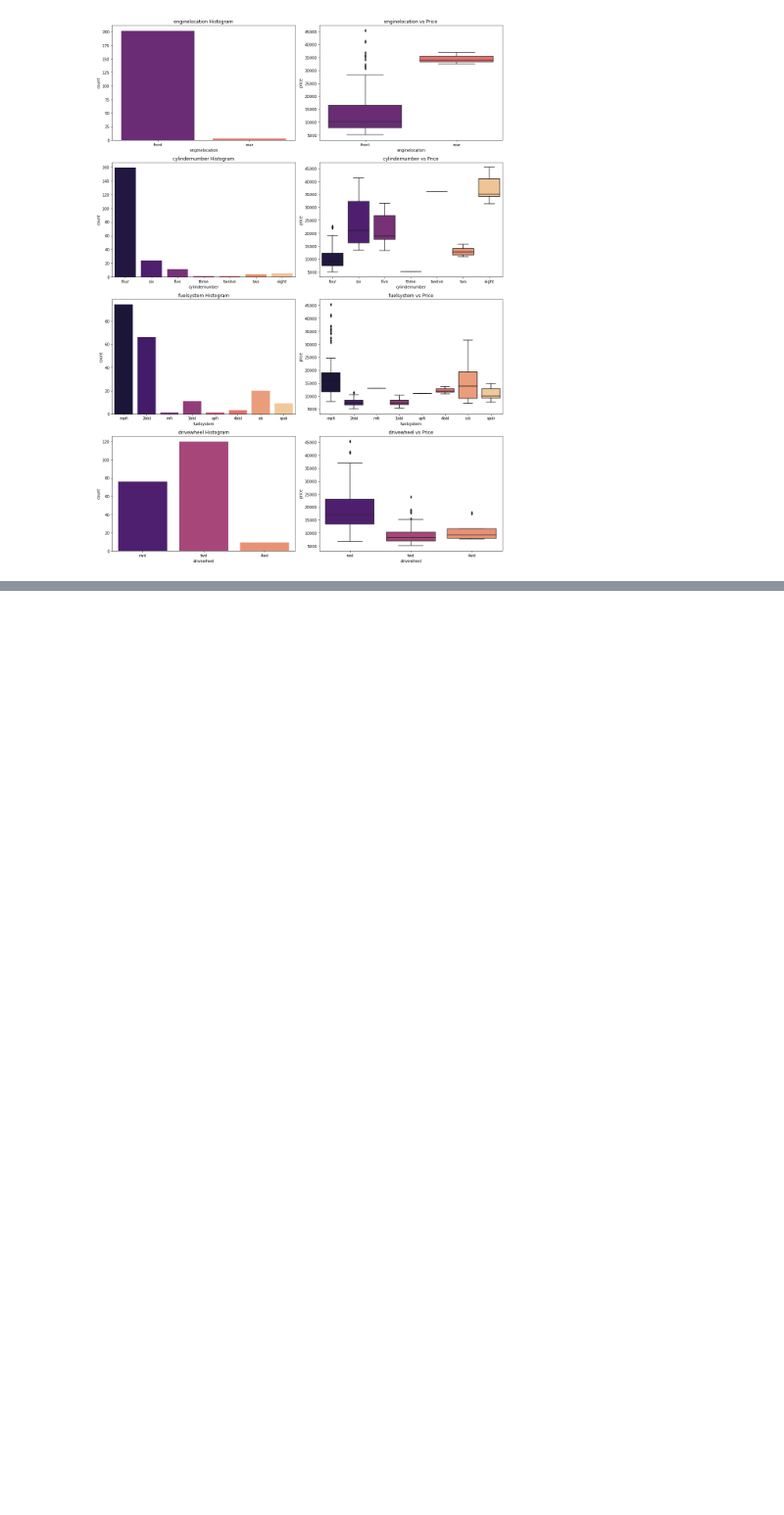
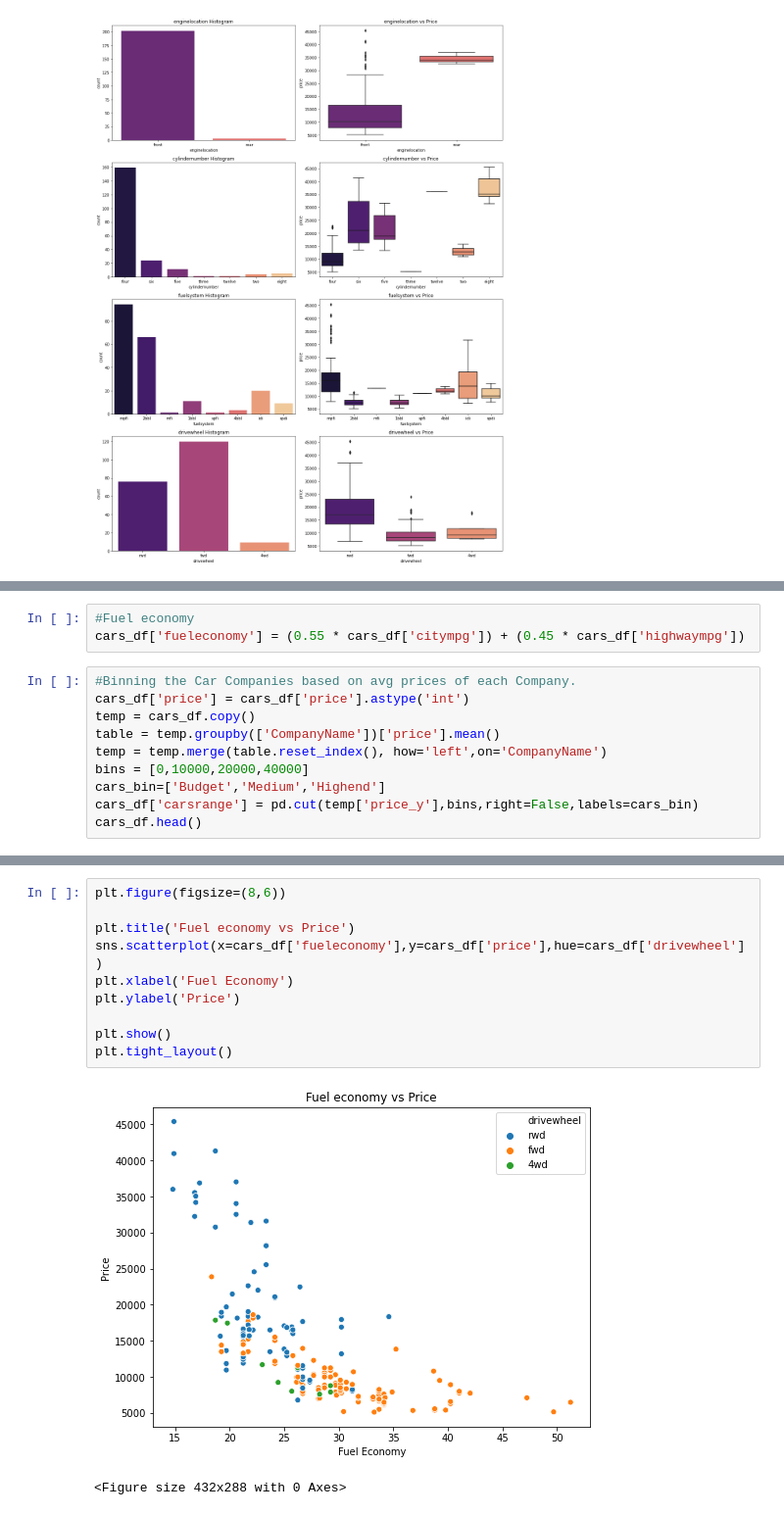
Before and after one commit to ptanner925/us_car_price, a Jupyter notebook: car_eda.ipynb, the cells around one changed output, grey strips where cells are left out. Shown at 98% size. Cells and saved outputs as stored; diff of their text form; blank space fills up the shorter version.

```diff
--- a/car_eda.ipynb
+++ b/car_eda.ipynb
@@ -252,0 +286,13 @@ plt.tight_layout()
+# %%
+#Fuel economy
+cars_df['fueleconomy'] = (0.55 * cars_df['citympg']) + (0.45 * cars_df['highwaympg'])
+# %%
+#Binning the Car Companies based on avg prices of each Company.
+cars_df['price'] = cars_df['price'].astype('int')
+temp = cars_df.copy()
+table = temp.groupby(['CompanyName'])['price'].mean()
+temp = temp.merge(table.reset_index(), how='left',on='CompanyName')
+bins = [0,10000,20000,40000]
+cars_bin=['Budget','Medium','Highend']
+cars_df['carsrange'] = pd.cut(temp['price_y'],bins,right=False,labels=cars_bin)
+cars_df.head()
@@ -252,0 +307,13 @@ plt.tight_layout()
+# %%
+plt.figure(figsize=(8,6))
+
+plt.title('Fuel economy vs Price')
+sns.scatterplot(x=cars_df['fueleconomy'],y=cars_df['price'],hue=cars_df['drivewheel'])
+plt.xlabel('Fuel Economy')
+plt.ylabel('Price')
+
+plt.show()
+plt.tight_layout()
+# %% [output]
+[figure, added]
+<Figure size 432x288 with 0 Axes>
```
Also changed, not shown: parts of 22 cells of this notebook.
